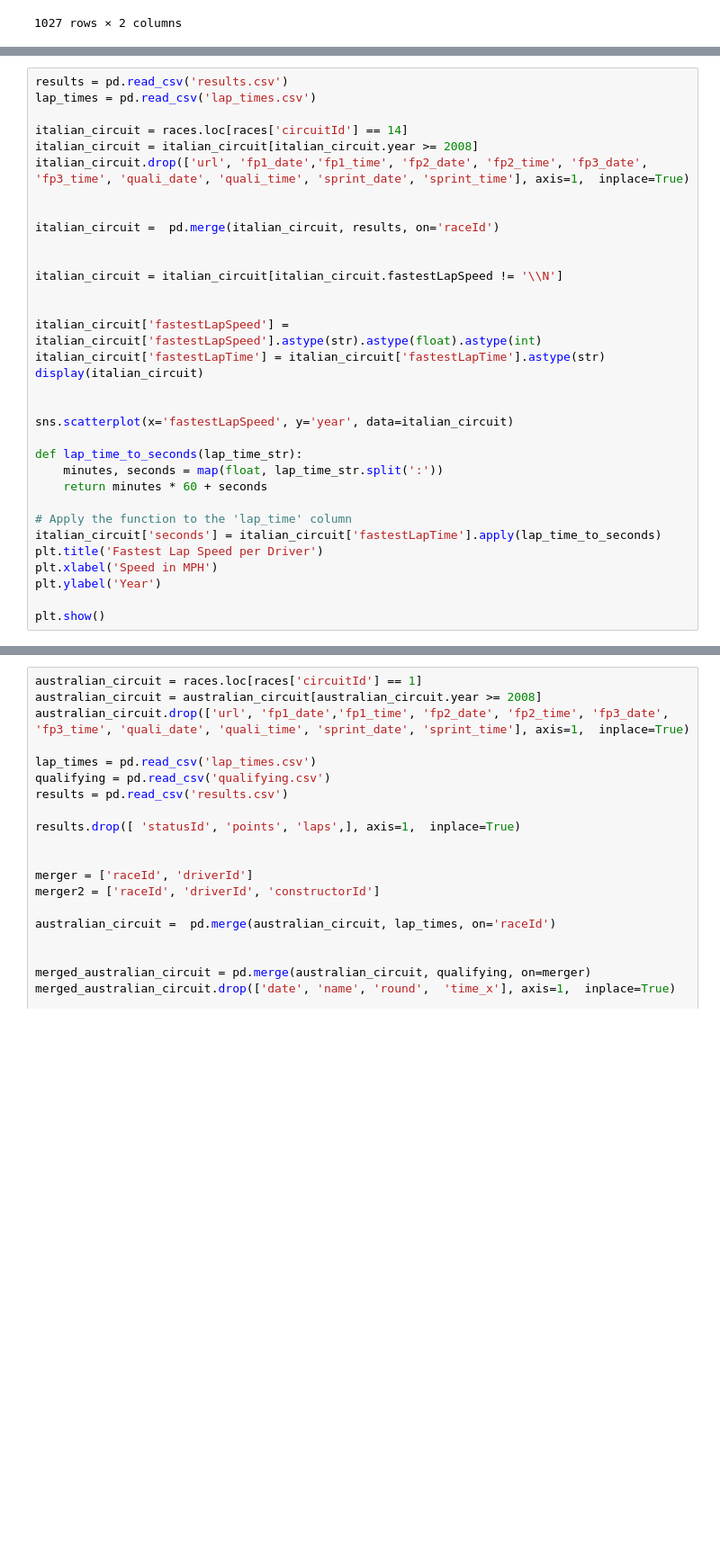
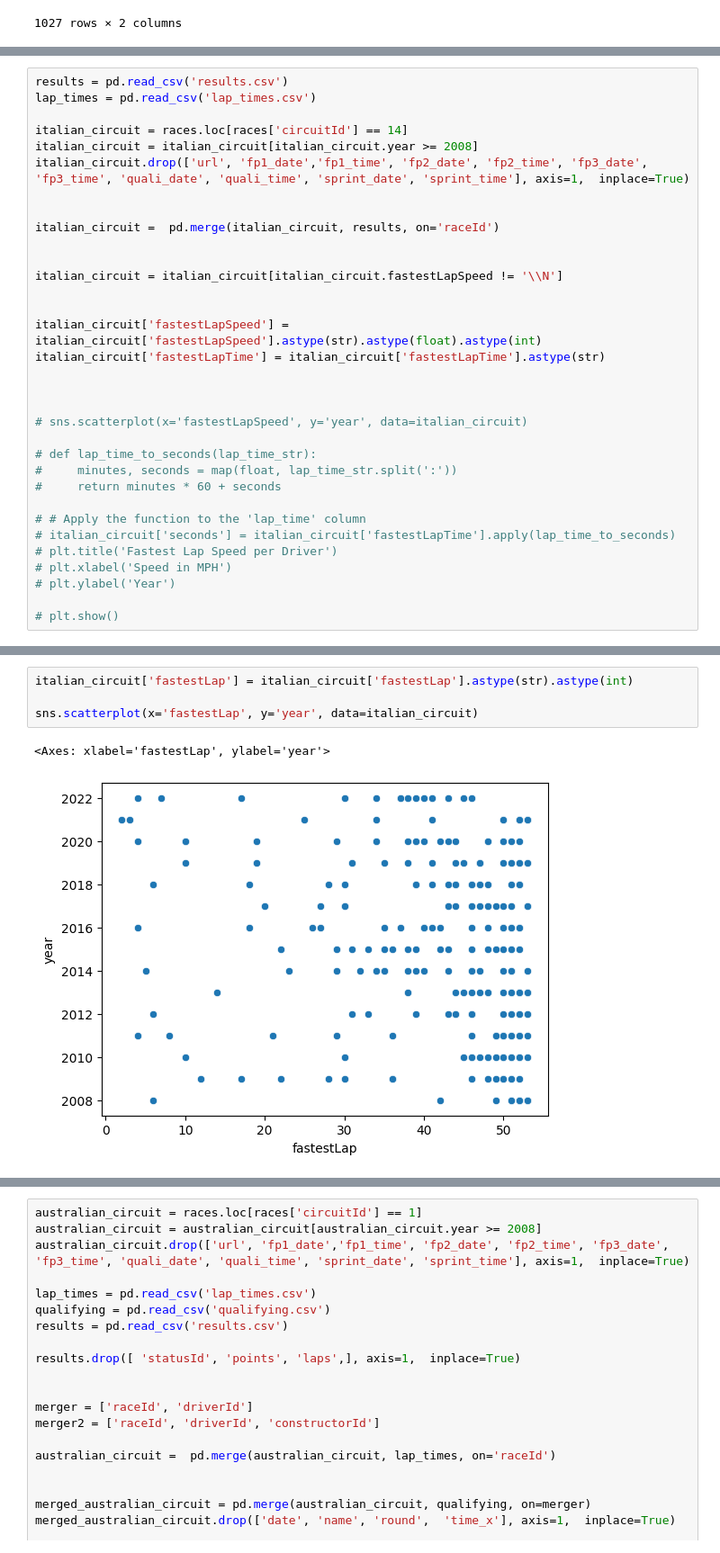
Before and after one commit to n8taylor/cs5830_final_project, a Jupyter notebook: finalProject.ipynb, the cells around one changed output, grey strips where cells are left out. Shown at 90% size. Saved outputs shown, nothing was run; the diff lists cells and outputs as text; blank space fills up the shorter version.

Commit message:
Worked on predicting fastest lap

```diff
--- a/finalProject.ipynb
+++ b/finalProject.ipynb
@@ -440,19 +417,19 @@ italian_circuit = italian_circuit[italian_circuit.fastestLapSpeed != '\\N']
 
 italian_circuit['fastestLapSpeed'] = italian_circuit['fastestLapSpeed'].astype(str).astype(float).astype(int)
 italian_circuit['fastestLapTime'] = italian_circuit['fastestLapTime'].astype(str)
-display(italian_circuit)
 
 
-sns.scatterplot(x='fastestLapSpeed', y='year', data=italian_circuit)
 
-def lap_time_to_seconds(lap_time_str):
-    minutes, seconds = map(float, lap_time_str.split(':'))
-    return minutes * 60 + seconds
+# sns.scatterplot(x='fastestLapSpeed', y='year', data=italian_circuit)
 
-# Apply the function to the 'lap_time' column
-italian_circuit['seconds'] = italian_circuit['fastestLapTime'].apply(lap_time_to_seconds)
-plt.title('Fastest Lap Speed per Driver')
-plt.xlabel('Speed in MPH')
-plt.ylabel('Year')
+# def lap_time_to_seconds(lap_time_str):
+#     minutes, seconds = map(float, lap_time_str.split(':'))
+#     return minutes * 60 + seconds
 
-plt.show()
+# # Apply the function to the 'lap_time' column
+# italian_circuit['seconds'] = italian_circuit['fastestLapTime'].apply(lap_time_to_seconds)
+# plt.title('Fastest Lap Speed per Driver')
+# plt.xlabel('Speed in MPH')
+# plt.ylabel('Year')
+
+# plt.show()
@@ -483,0 +444,7 @@ plt.show()
+# %%
+italian_circuit['fastestLap'] = italian_circuit['fastestLap'].astype(str).astype(int)
+
+sns.scatterplot(x='fastestLap', y='year', data=italian_circuit)
+# %% [output]
+<Axes: xlabel='fastestLap', ylabel='year'>
+[figure, added]
```
Also changed, not shown: parts of 8 cells of this notebook.
